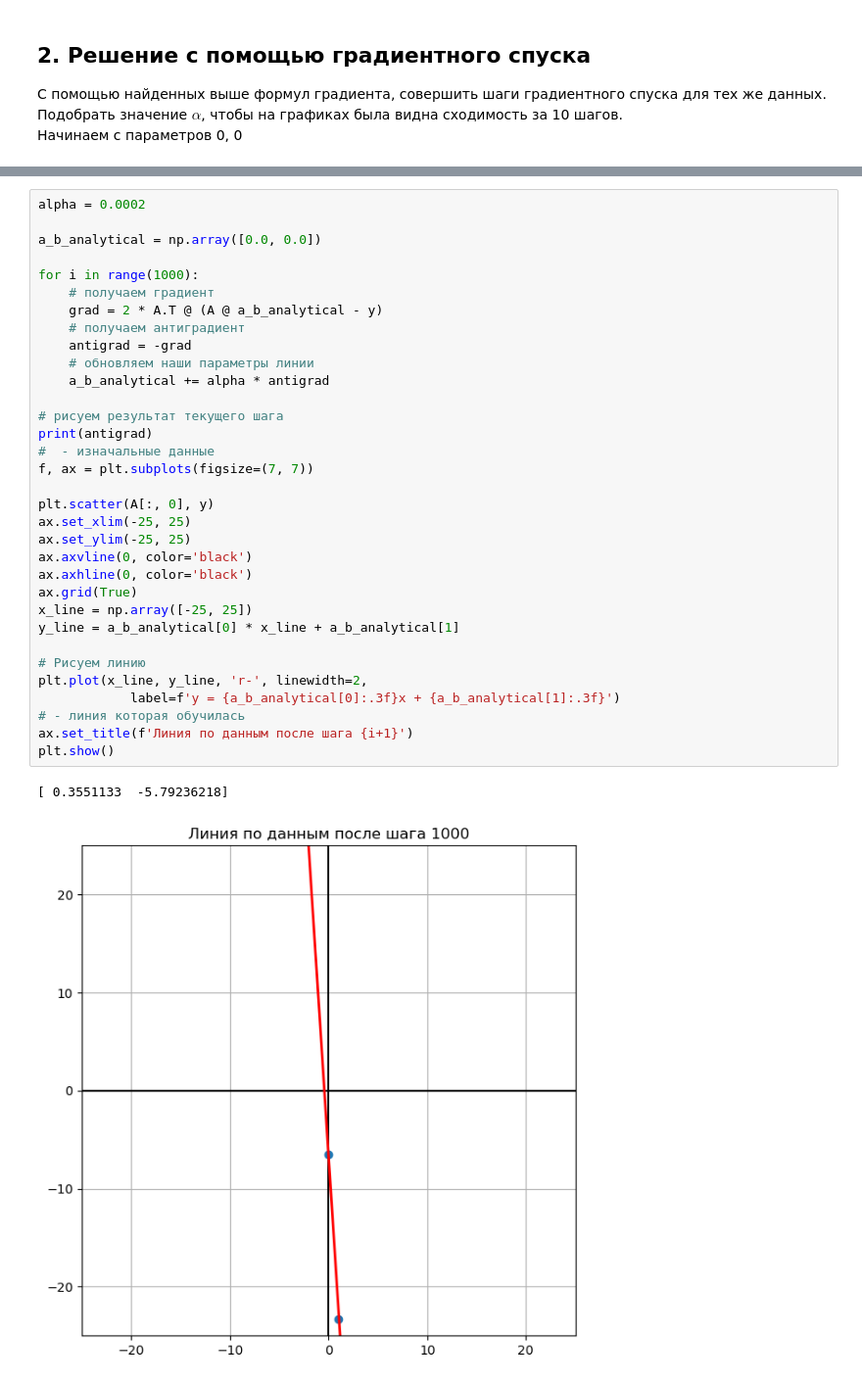
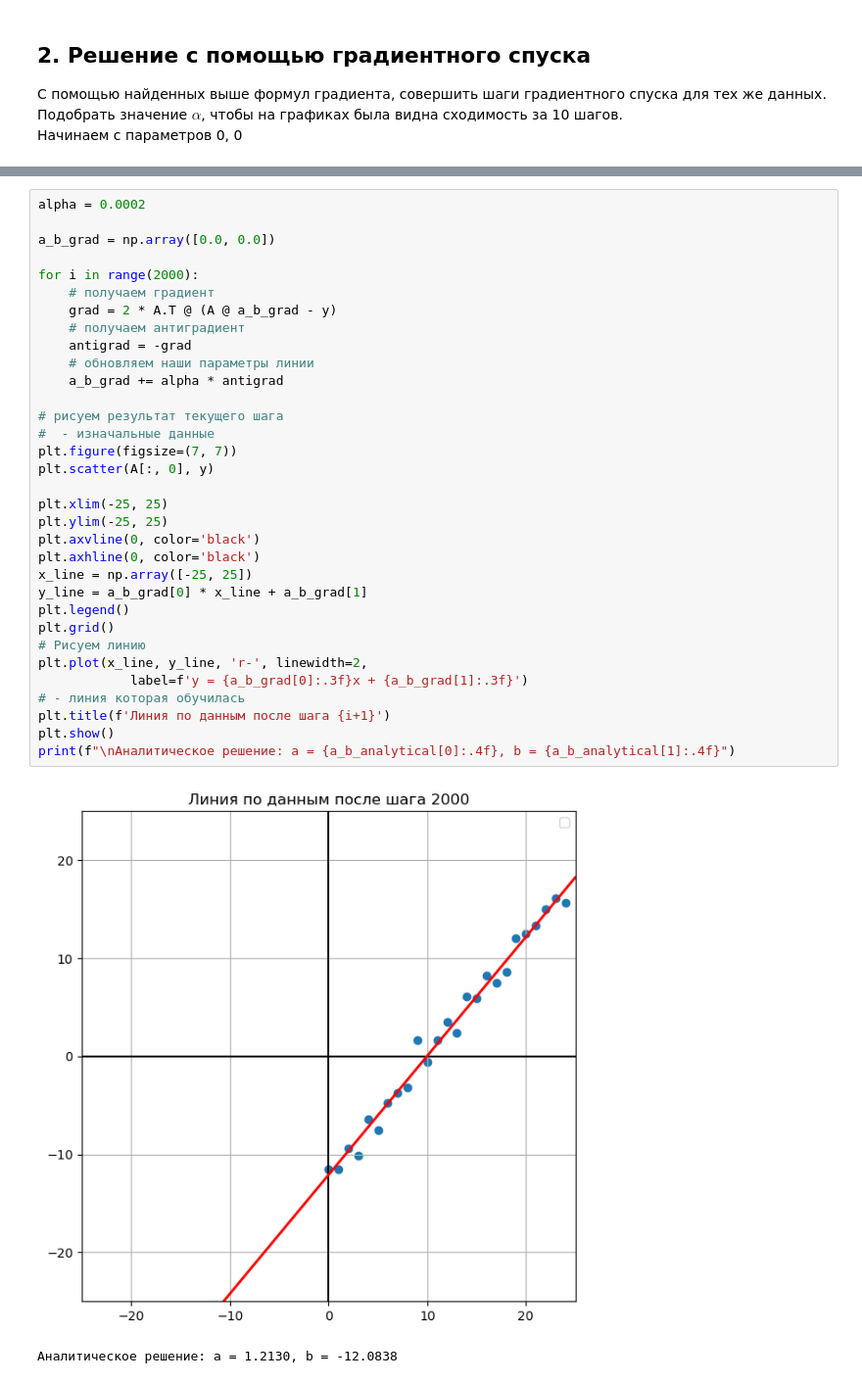
Before and after one commit to SofiyaPovargo/ML_edu_projects, a Jupyter notebook: lab-linear-regression.ipynb, the cells around one changed output, grey strips where cells are left out. Shown: that part at 98% size. Saved outputs shown, nothing was run; the diff lists cells and outputs as text.

```diff
--- a/lab-linear-regression.ipynb
+++ b/lab-linear-regression.ipynb
@@ -125,36 +131,36 @@ array([  -6.52701417,  -23.28142588,  -37.9575605 ,  -55.50073563,
 # %%
 alpha = 0.0002
 
-a_b_analytical = np.array([0.0, 0.0])
+a_b_grad = np.array([0.0, 0.0])
 
-for i in range(1000):
+for i in range(2000):
     # получаем градиент
-    grad = 2 * A.T @ (A @ a_b_analytical - y)
+    grad = 2 * A.T @ (A @ a_b_grad - y)
     # получаем антиградиент
     antigrad = -grad
     # обновляем наши параметры линии
-    a_b_analytical += alpha * antigrad
+    a_b_grad += alpha * antigrad
 
 # рисуем результат текущего шага
-print(antigrad)
 #  - изначальные данные
-f, ax = plt.subplots(figsize=(7, 7))
+plt.figure(figsize=(7, 7))
+plt.scatter(A[:, 0], y)
 
-plt.scatter(A[:, 0], y)
-ax.set_xlim(-25, 25)
-ax.set_ylim(-25, 25)
-ax.axvline(0, color='black')
-ax.axhline(0, color='black')
-ax.grid(True)
+plt.xlim(-25, 25)
+plt.ylim(-25, 25)
+plt.axvline(0, color='black')
+plt.axhline(0, color='black')
 x_line = np.array([-25, 25])
-y_line = a_b_analytical[0] * x_line + a_b_analytical[1]
-
+y_line = a_b_grad[0] * x_line + a_b_grad[1]
+plt.legend()
+plt.grid()
 # Рисуем линию
 plt.plot(x_line, y_line, 'r-', linewidth=2,
-            label=f'y = {a_b_analytical[0]:.3f}x + {a_b_analytical[1]:.3f}')
+            label=f'y = {a_b_grad[0]:.3f}x + {a_b_grad[1]:.3f}')
 # - линия которая обучилась
-ax.set_title(f'Линия по данным после шага {i+1}')
+plt.title(f'Линия по данным после шага {i+1}')
 plt.show()
+print(f"\nАналитическое решение: a = {a_b_analytical[0]:.4f}, b = {a_b_analytical[1]:.4f}")
 # %% [output]
+[figure, new version]
-[ 0.3551133  -5.79236218]
+Аналитическое решение: a = 1.2130, b = -12.0838
-[figure, old version]
```
Also changed, not shown: parts of 7 cells of this notebook.
